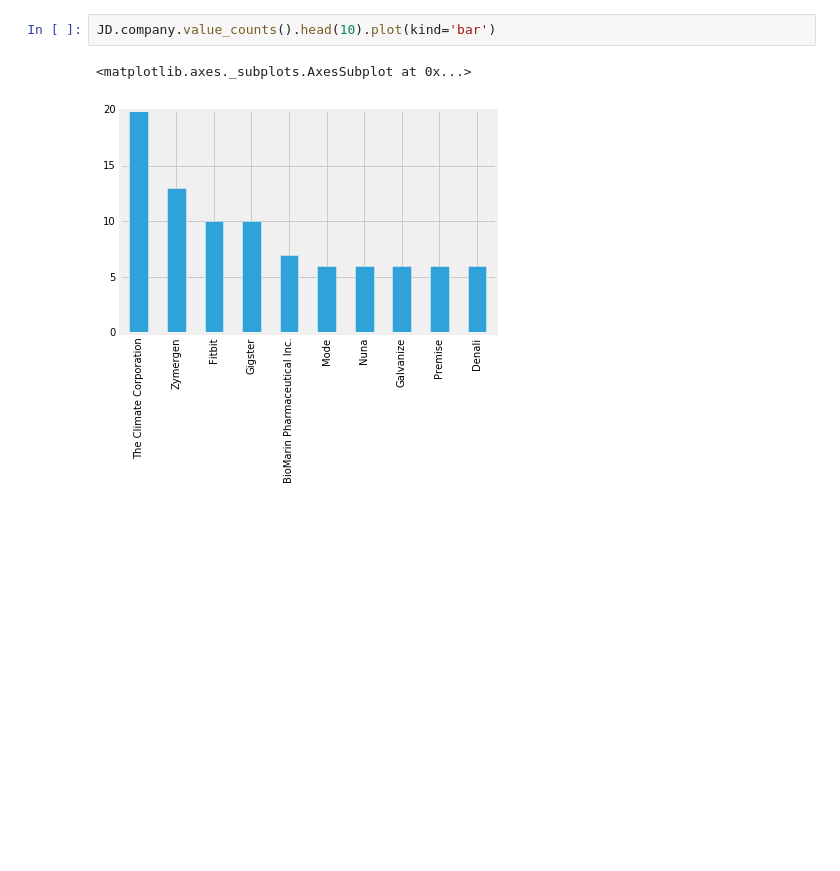
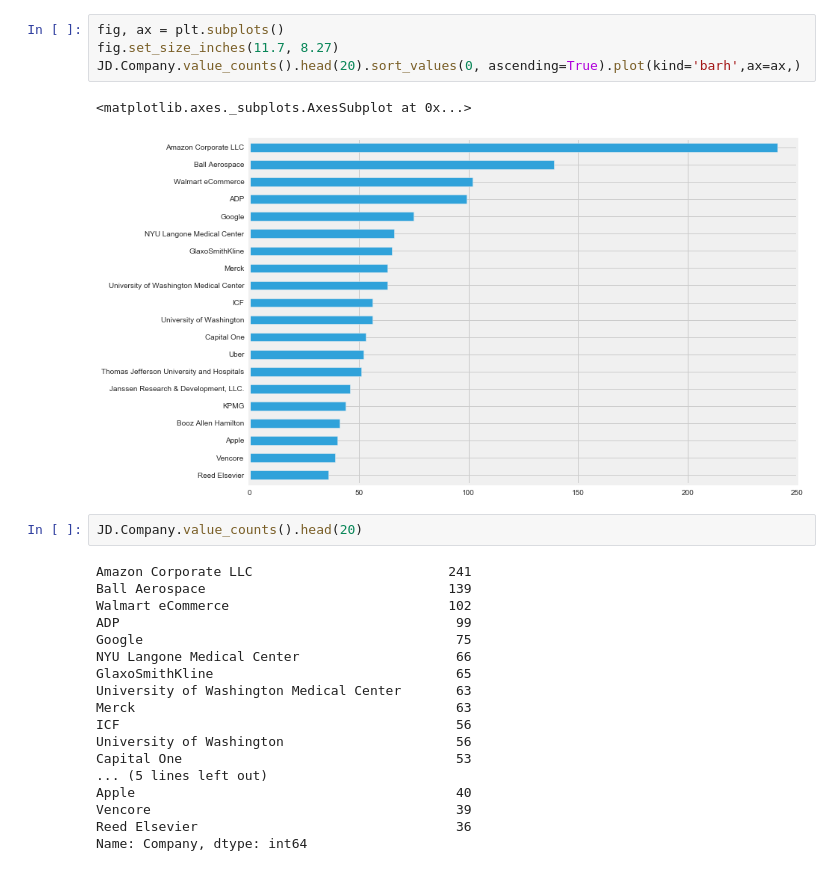
Before and after one commit to JC-Cheng/Data_Science, a Jupyter notebook: Projects/indeed/indeed/JD.ipynb, the cells around one changed output. Cells and saved outputs as stored; diff of their text form; blank space fills up the shorter version.

```diff
--- a/Projects/indeed/indeed/JD.ipynb
+++ b/Projects/indeed/indeed/JD.ipynb
@@ -50,5 +199,27 @@ JD.mean().sort_values(0, ascending=False).plot(kind='bar')
+# %%
+fig, ax = plt.subplots()
+fig.set_size_inches(11.7, 8.27)
+JD.Company.value_counts().head(20).sort_values(0, ascending=True).plot(kind='barh',ax=ax,)
+# %% [output]
+<matplotlib.axes._subplots.AxesSubplot at 0x...>
+[figure, added]
 # %%
-JD.company.value_counts().head(10).plot(kind='bar')
+JD.Company.value_counts().head(20)
 # %% [output]
-<matplotlib.axes._subplots.AxesSubplot at 0x...>
+Amazon Corporate LLC                         241
+Ball Aerospace                               139
+Walmart eCommerce                            102
+ADP                                           99
+Google                                        75
+NYU Langone Medical Center                    66
+GlaxoSmithKline                               65
+University of Washington Medical Center       63
+Merck                                         63
+ICF                                           56
+University of Washington                      56
+Capital One                                   53
+... (5 lines left out)
+Apple                                         40
+Vencore                                       39
+Reed Elsevier                                 36
+Name: Company, dtype: int64
-[figure, removed]
```
Also changed, not shown: parts of 34 cells of this notebook, 3 other files.
